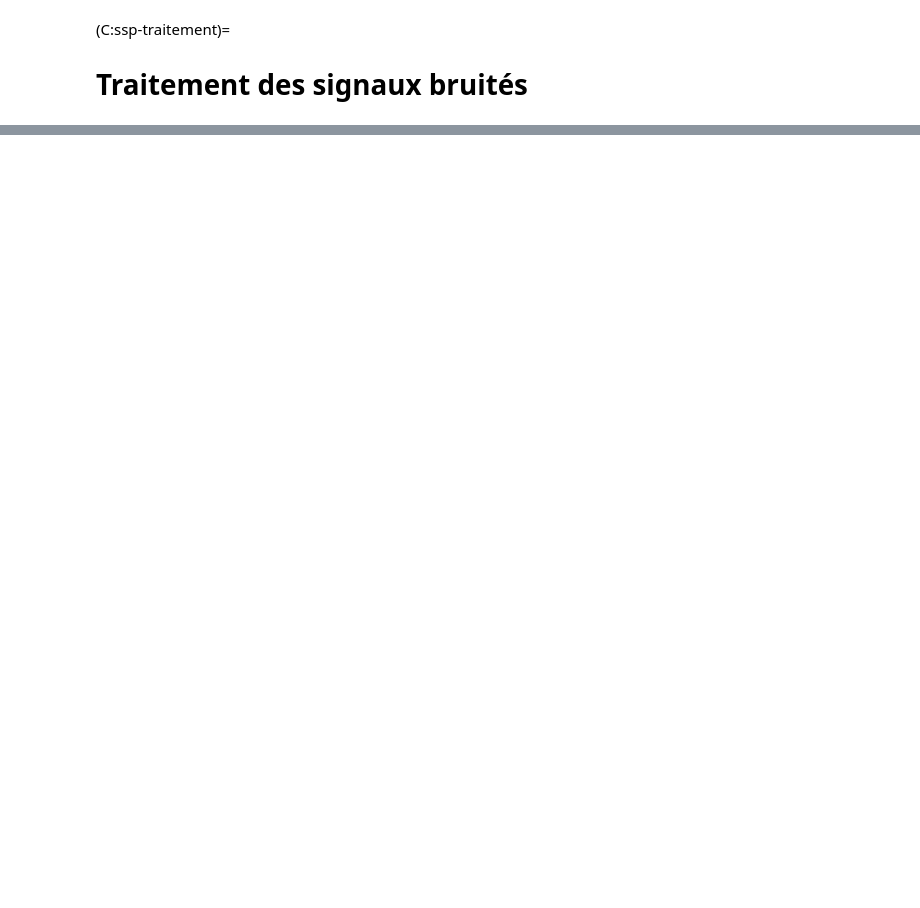
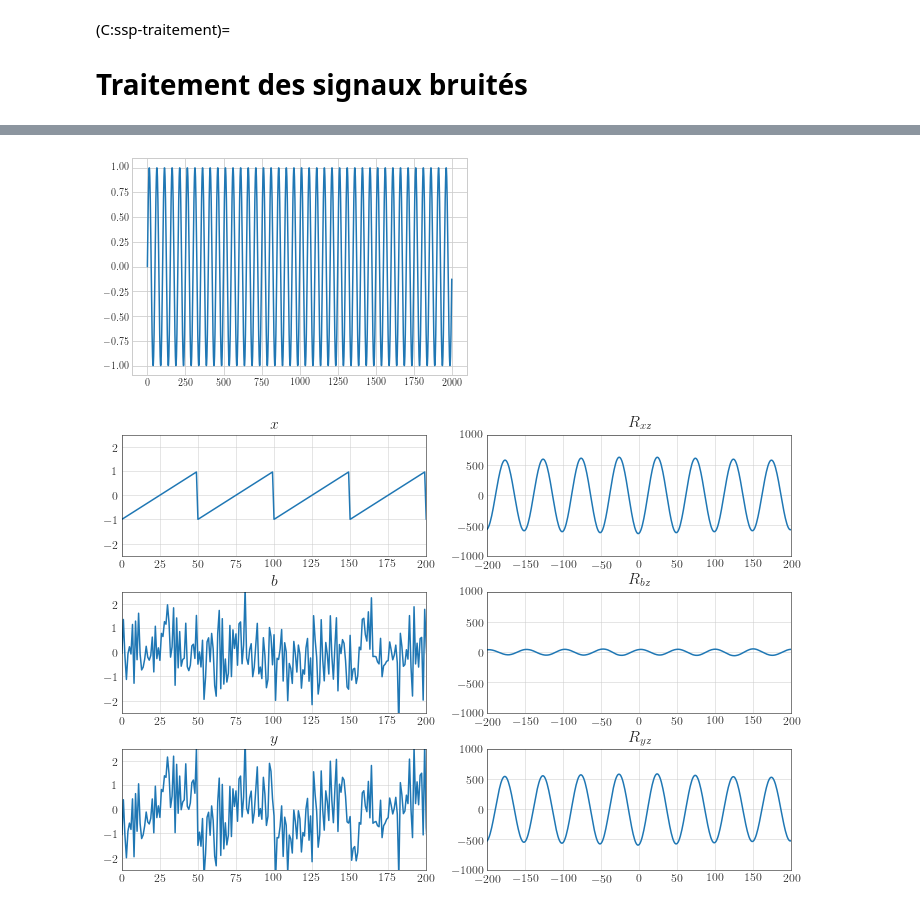
Before and after one commit to vincmazet/signal2, a Jupyter notebook: _sources/ssp-traitement.ipynb, the cells around one changed output, grey strips where cells are left out. Cells and saved outputs as stored; diff of their text form; code cells hidden in the pictures; blank space fills up the shorter version.

```diff
--- a/_sources/ssp-traitement.ipynb
+++ b/_sources/ssp-traitement.ipynb
@@ -128,0 +164,43 @@ Il faut faire les calculs avec la représentation vectorielle
+# %%
+# Détection d'un signal périodique de période connue
+
+N = 2000
+n = np.arange(N)
+m = np.arange(-N, N-1)
+
+# Signal non bruité
+x = signal.sawtooth(2*np.pi*n*0.02)
+
+# Signal auxiliaire
+z = np.sin(2*np.pi*n*0.02)
+plt.figure
+plt.plot(n,z)
+
+# Bruit
+b = np.random.normal(0, 1, N)
+
+# Signal bruité
+y = x + b
+
+# Intercorrélations
+Rxz = np.correlate(x, z, "full")
+Rbz = np.correlate(b, z, "full")
+Ryz = np.correlate(y, z, "full")
+
+# Affichage
+fig = plt.figure(figsize=(12, 8))
+ax = plt.subplot(3,2,1)
+myplot(n, x, "x", "$x$", [], ax)
+ax = plt.subplot(3,2,2)
+myplot(m, Rxz, "Rxz", "$R_{xz}$", [-1000, 1000], ax)
+ax = plt.subplot(3,2,3)
+myplot(n, b, "b", "$b$", [], ax)
+ax = plt.subplot(3,2,4)
+myplot(m, Rbz, "Rbz", "$R_{bz}$", [-1000, 1000], ax)
+ax = plt.subplot(3,2,5)
+myplot(n, y, "y", "$y$", [], ax)
+ax = plt.subplot(3,2,6)
+myplot(m, Ryz, "Ryz", "$R_{yz}$", [-1000, 1000], ax)
+plt.subplots_adjust(hspace=0.3)
+glue("G:ssp:detection2", fig, display=False)
+# %% [output]
@@ -128,0 +208,2 @@ Il faut faire les calculs avec la représentation vectorielle
+[figure, added]
+[figure, added]
```
Also changed, not shown: parts of 12 cells of this notebook, 19 other files.
